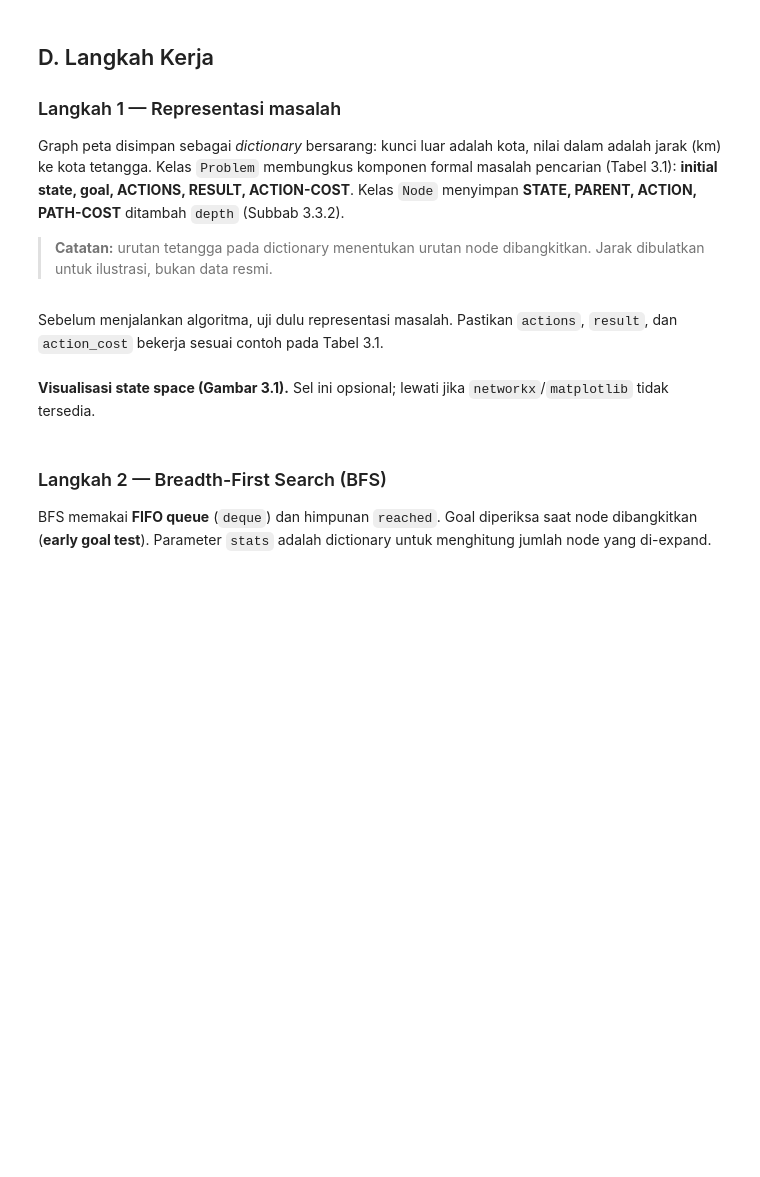
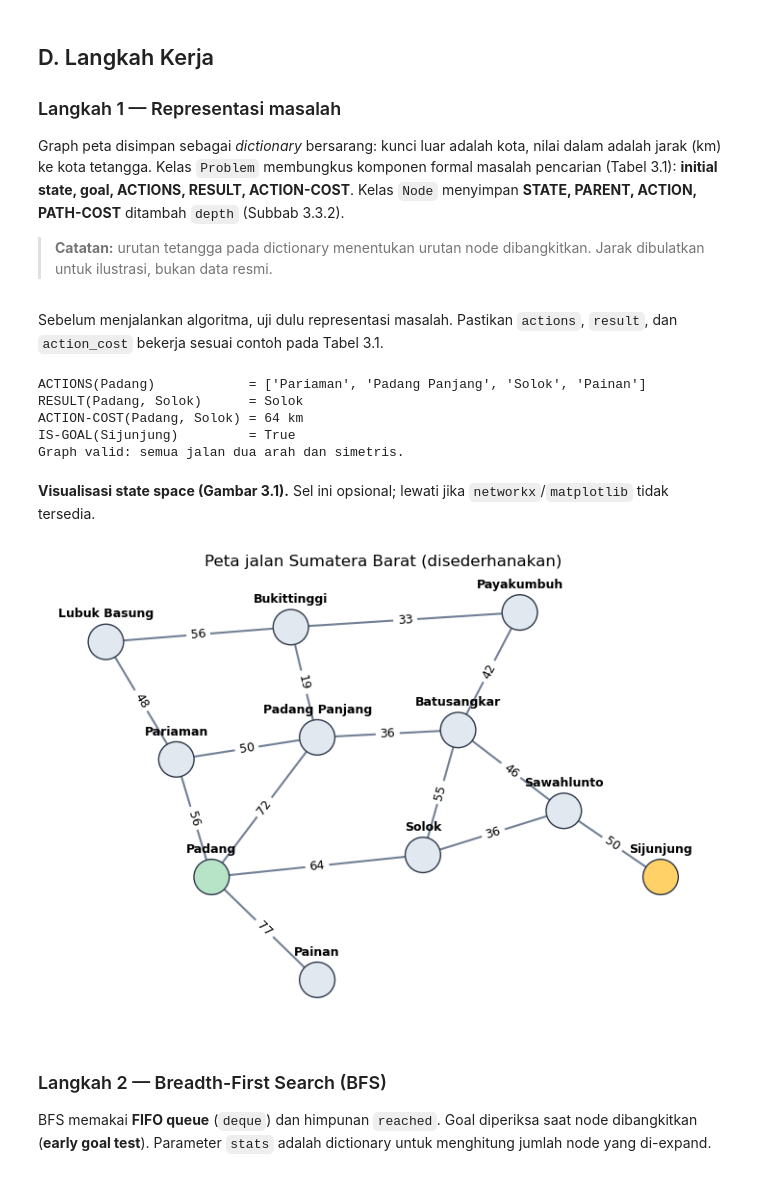
Before and after one commit to windyrahayu45/Kecerdasan-Buatan, a Jupyter notebook: Praktikum_3_Pencarian_Buta.ipynb, the cells around one changed output. Saved outputs shown, nothing was run; the diff lists cells and outputs as text; code cells hidden in the pictures; blank space fills up the shorter version.

```diff
--- a/Praktikum_3_Pencarian_Buta.ipynb
+++ b/Praktikum_3_Pencarian_Buta.ipynb
@@ -63,9 +66,10 @@ PETA_SUMBAR = {
     "Padang Panjang": {"Padang": 72, "Pariaman": 50, "Batusangkar": 36, "Bukittinggi": 19},
     "Bukittinggi":    {"Padang Panjang": 19, "Lubuk Basung": 56, "Payakumbuh": 33},
     "Batusangkar":    {"Padang Panjang": 36, "Solok": 55, "Sawahlunto": 46, "Payakumbuh": 42},
-    "Solok":          {"Padang": 60, "Batusangkar": 55, "Sawahlunto": 36},
-    "Sawahlunto":     {"Solok": 36, "Batusangkar": 46},
+    "Solok":          {"Padang": 64, "Batusangkar": 55, "Sawahlunto": 36},
+    "Sawahlunto":     {"Solok": 36, "Batusangkar": 46, "Sijunjung": 50},
     "Payakumbuh":     {"Bukittinggi": 33, "Batusangkar": 42},
+    "Sijunjung":        {"Sawahlunto": 50}
 }
 
 class Problem:
@@ -105,48 +109,56 @@ def path_states(node):
 # %% [markdown]
 Sebelum menjalankan algoritma, uji dulu representasi masalah. Pastikan `actions`, `result`, dan `action_cost` bekerja sesuai contoh pada Tabel 3.1.
 # %%
-masalah = Problem("Padang", "Payakumbuh", PETA_SUMBAR)
+masalah = Problem("Padang", "Sijunjung", PETA_SUMBAR)
 
 print("ACTIONS(Padang)            =", masalah.actions("Padang"))
 print("RESULT(Padang, Solok)      =", masalah.result("Padang", "Solok"))
 print("ACTION-COST(Padang, Solok) =", masalah.action_cost("Padang", "Solok", "Solok"), "km")
-print("IS-GOAL(Payakumbuh)        =", masalah.is_goal("Payakumbuh"))
+print("IS-GOAL(Sijunjung)         =", masalah.is_goal("Sijunjung"))
 
 # Cek bahwa setiap jalan bersifat dua arah dengan jarak yang sama
 for a, tetangga in PETA_SUMBAR.items():
     for b, w in tetangga.items():
         assert PETA_SUMBAR[b][a] == w, f"Jarak {a}-{b} tidak simetris"
 print("Graph valid: semua jalan dua arah dan simetris.")
+# %% [output]
+ACTIONS(Padang)            = ['Pariaman', 'Padang Panjang', 'Solok', 'Painan']
+RESULT(Padang, Solok)      = Solok
+ACTION-COST(Padang, Solok) = 64 km
+IS-GOAL(Sijunjung)         = True
+Graph valid: semua jalan dua arah dan simetris.
 # %% [markdown]
 **Visualisasi state space (Gambar 3.1).** Sel ini opsional; lewati jika `networkx`/`matplotlib` tidak tersedia.
 # %%
 import matplotlib.pyplot as plt
 import networkx as nx
 
-POSISI = {"Lubuk Basung": (0.2, 4.2), "Pariaman": (0.6, 2.6), "Padang": (1.4, 1.0),
+POSISI = {"Lubuk Basung": (0.2, 4.2), "Pariaman": (1.0, 2.6), "Padang": (1.4, 1.0),
           "Painan": (2.6, -0.4), "Padang Panjang": (2.6, 2.9), "Bukittinggi": (2.3, 4.4),
           "Payakumbuh": (4.9, 4.6), "Batusangkar": (4.2, 3.0), "Solok": (3.8, 1.3),
-          "Sawahlunto": (5.4, 1.9)}
+          "Sawahlunto": (5.4, 1.9), "Sijunjung": (6.5, 1.0)}
 
 def gambar_peta(graph, jalur=None, judul="Peta jalan Sumatera Barat (disederhanakan)"):
     G = nx.Graph()
     for a, nb in graph.items():
         for b, w in nb.items():
             G.add_edge(a, b, weight=w)
     fig, ax = plt.subplots(figsize=(9, 6))
     nx.draw_networkx_edges(G, POSISI, ax=ax, width=1.5, edge_color="#718096")
     if jalur:
         sisi = list(zip(jalur, jalur[1:]))
         nx.draw_networkx_edges(G, POSISI, edgelist=sisi, ax=ax, width=4, edge_color="#DD6B20")
     nx.draw_networkx_edge_labels(G, POSISI, edge_labels=nx.get_edge_attributes(G, "weight"), ax=ax, font_size=9)
-    warna = ["#B7E4C7" if n == "Padang" else "#FFD166" if n == "Payakumbuh" else "#E2E8F0" for n in G]
+    warna = ["#B7E4C7" if n == "Padang" else "#FFD166" if n == "Sijunjung" else "#E2E8F0" for n in G]
     nx.draw_networkx_nodes(G, POSISI, node_color=warna, node_size=700, edgecolors="#2D3748", ax=ax)
     nx.draw_networkx_labels(G, {k: (x, y + 0.38) for k, (x, y) in POSISI.items()}, font_size=9, font_weight="bold", ax=ax)
     ax.set_title(judul)
     ax.axis("off")
     plt.show()
 
 gambar_peta(PETA_SUMBAR)
+# %% [output]
+[figure, added]
 # %% [markdown]
 ### Langkah 2 — Breadth-First Search (BFS)
 BFS memakai **FIFO queue** (`deque`) dan himpunan `reached`. Goal diperiksa saat node dibangkitkan (**early goal test**).
```
Also changed, not shown: parts of 25 cells of this notebook, 1 other file.
